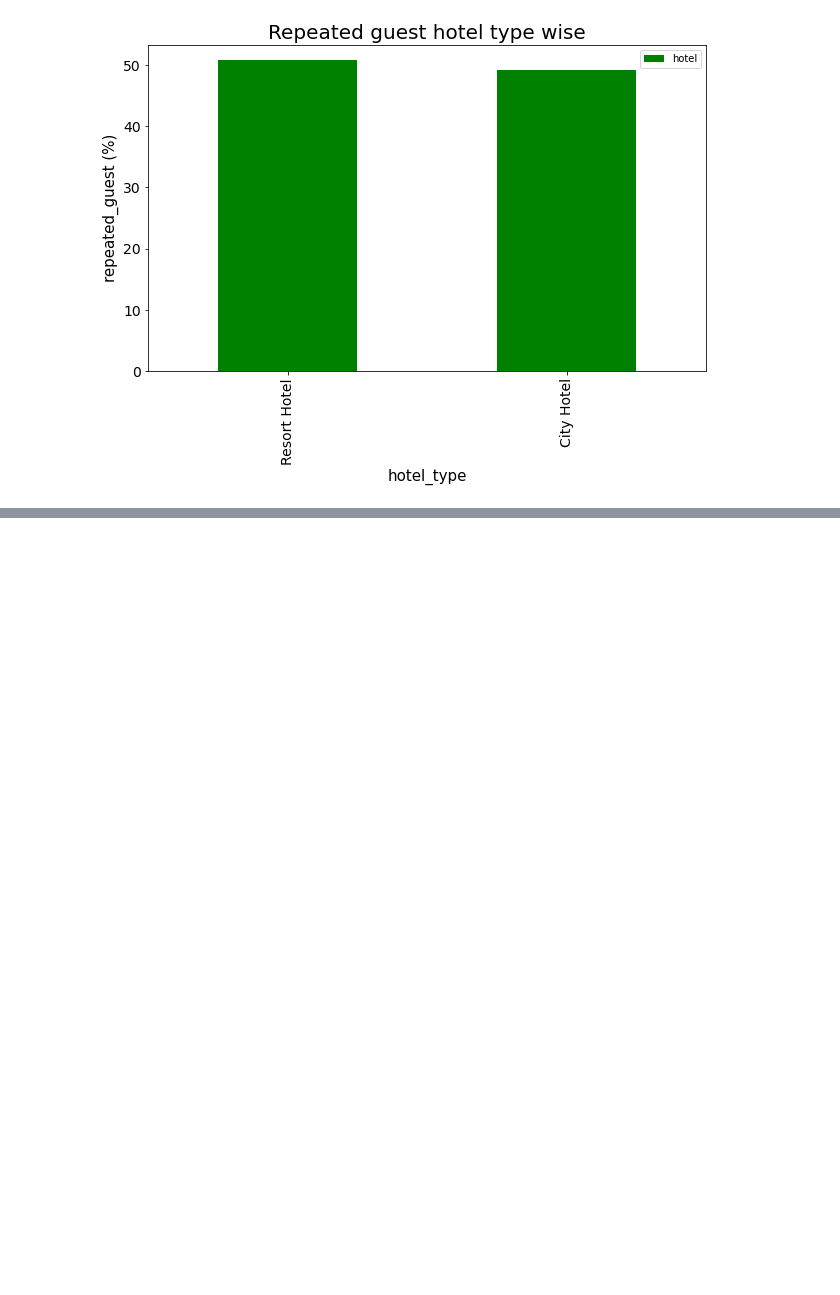
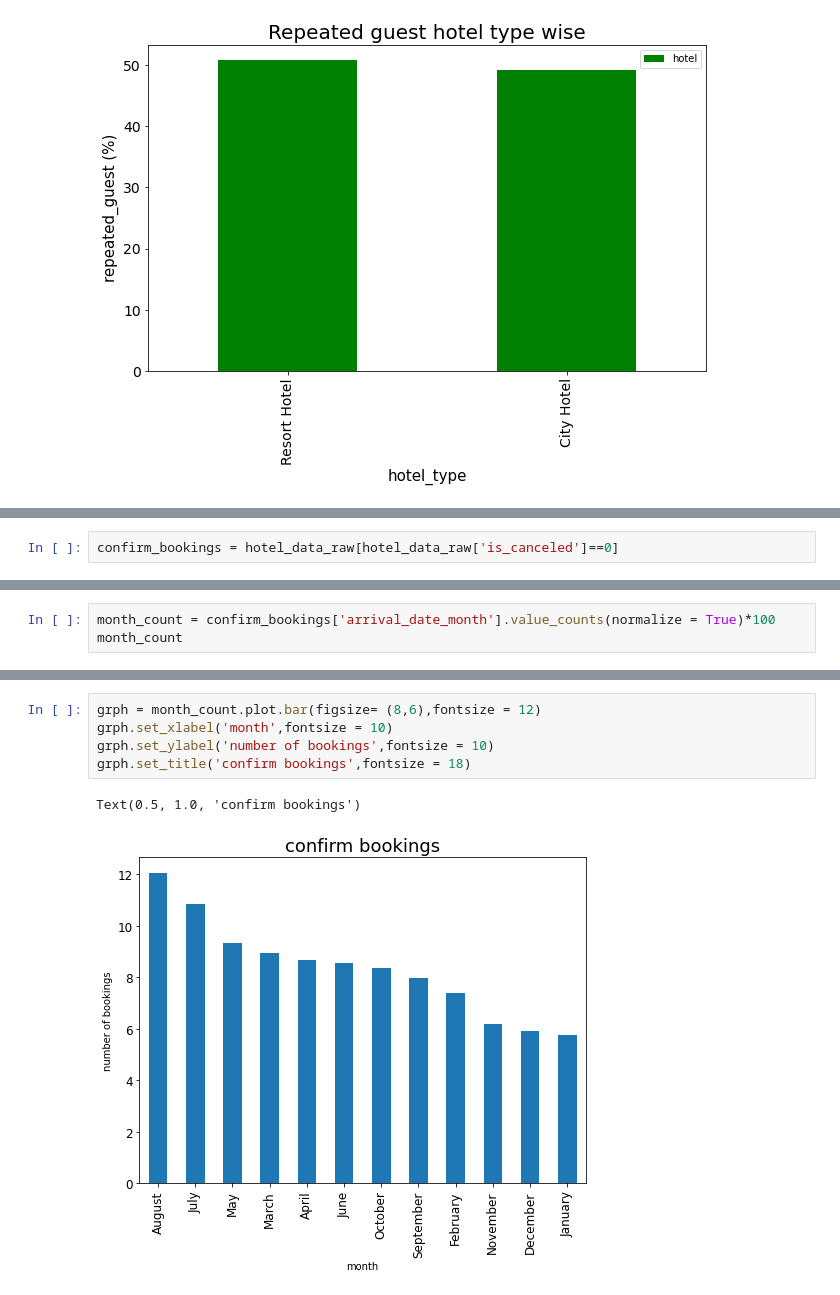
Before and after one commit to sahiljagtap11/Hotel_booking_analysis, a Jupyter notebook: SahilJ_commit_Copy_of_Final_Group_Hotel_Booking_Analysis_Capstone_Project.ipynb, the cells around one changed output, grey strips where cells are left out. Saved outputs shown, nothing was run; the diff lists cells and outputs as text; blank space fills up the shorter version.

```diff
--- a/SahilJ_commit_Copy_of_Final_Group_Hotel_Booking_Analysis_Capstone_Project.ipynb
+++ b/SahilJ_commit_Copy_of_Final_Group_Hotel_Booking_Analysis_Capstone_Project.ipynb
@@ -266,0 +328,2 @@ Text(0, 0.5, 'repeated_guest (%)')
+# %%
+confirm_bookings = hotel_data_raw[hotel_data_raw['is_canceled']==0]
@@ -266,0 +347,3 @@ Text(0, 0.5, 'repeated_guest (%)')
+# %%
+month_count = confirm_bookings['arrival_date_month'].value_counts(normalize = True)*100
+month_count
@@ -266,0 +364,8 @@ Text(0, 0.5, 'repeated_guest (%)')
+# %%
+grph = month_count.plot.bar(figsize= (8,6),fontsize = 12)
+grph.set_xlabel('month',fontsize = 10)
+grph.set_ylabel('number of bookings',fontsize = 10)
+grph.set_title('confirm bookings',fontsize = 18)
+# %% [output]
+Text(0.5, 1.0, 'confirm bookings')
+[figure, added]
```
Also changed, not shown: parts of 24 cells of this notebook.
